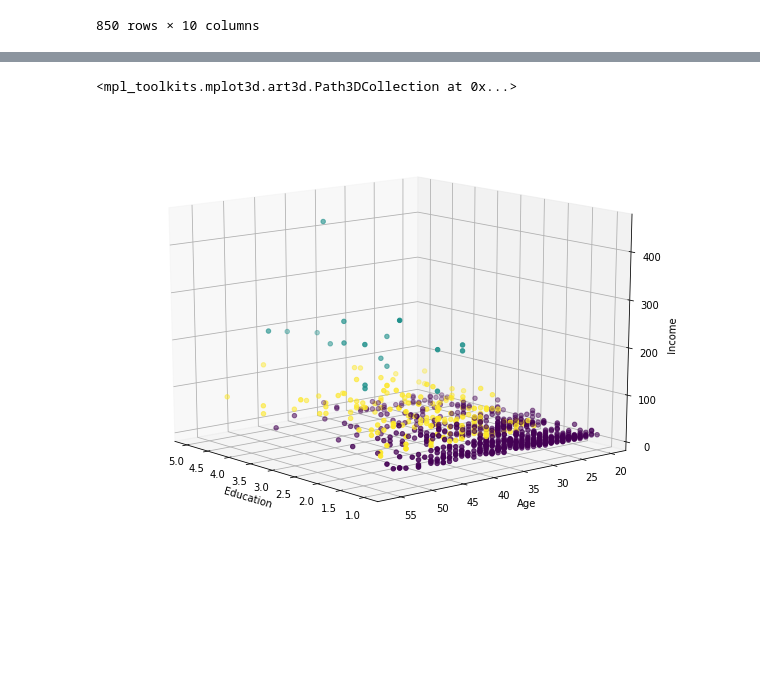
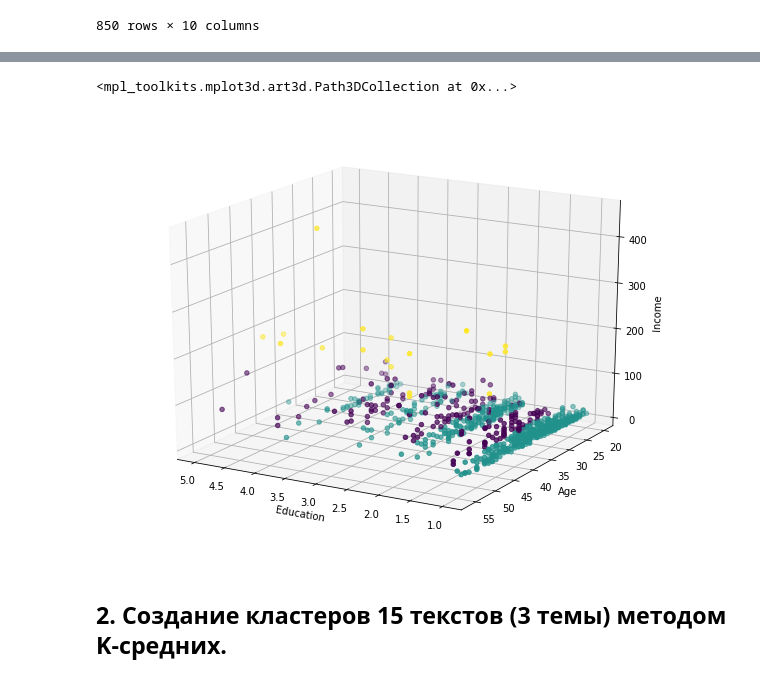
Before and after one commit to BrushkouMatvey/SA, a Jupyter notebook: lab4/lab4.ipynb, the cells around one changed output, grey strips where cells are left out. Cells and saved outputs as stored; diff of their text form; code cells hidden in the pictures; blank space fills up the shorter version.

```diff
--- a/lab4/lab4.ipynb
+++ b/lab4/lab4.ipynb
@@ -37,7 +47,7 @@ print(X)
 # %%
 from sklearn.cluster import KMeans
 clusterNum = 3
-k_means = KMeans(init = "k-means++", n_clusters = clusterNum, n_init = 12)
+k_means = KMeans(n_clusters = clusterNum)
 k_means.fit(X) #Compute k-means clustering
 labels = k_means.labels_
 labels
@@ -87,12 +97,15 @@ df.groupby('Cluster').mean()
 # %%
 from mpl_toolkits.mplot3d import Axes3D
+from matplotlib import pyplot as plt
 figure = plt.figure(1, figsize = (8,6))
-ax = Axes3D(figure, rect = [0, 0, 1, 1], elev = 15, azim = 140)
+ax = Axes3D(figure, rect = [0, 0, 1, 1], elev = 20, azim = 120)
 
 ax.set_xlabel("Education")
 ax.set_ylabel("Age")
 ax.set_zlabel("Income")
 ax.scatter(X[:,1],X[:,0],X[:,3], c = labels.astype(np.float))
 # %% [output]
 <mpl_toolkits.mplot3d.art3d.Path3DCollection at 0x...>
-[figure, old version]
+[figure, new version]
+# %% [markdown]
+## 2. Создание кластеров 15 текстов (3 темы) методом K-средних.
```
Also changed, not shown: parts of 17 cells of this notebook, 15 other files.
